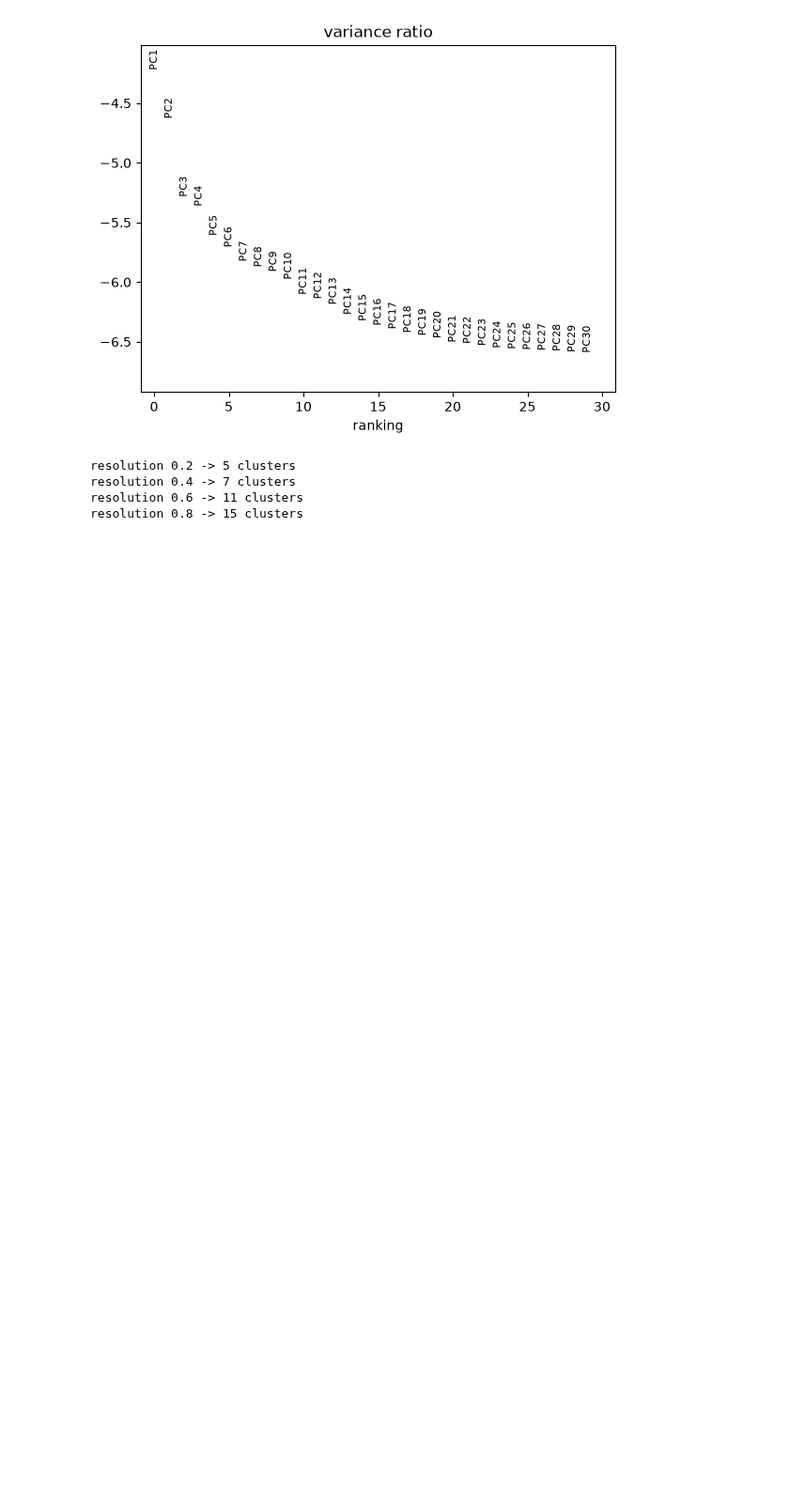
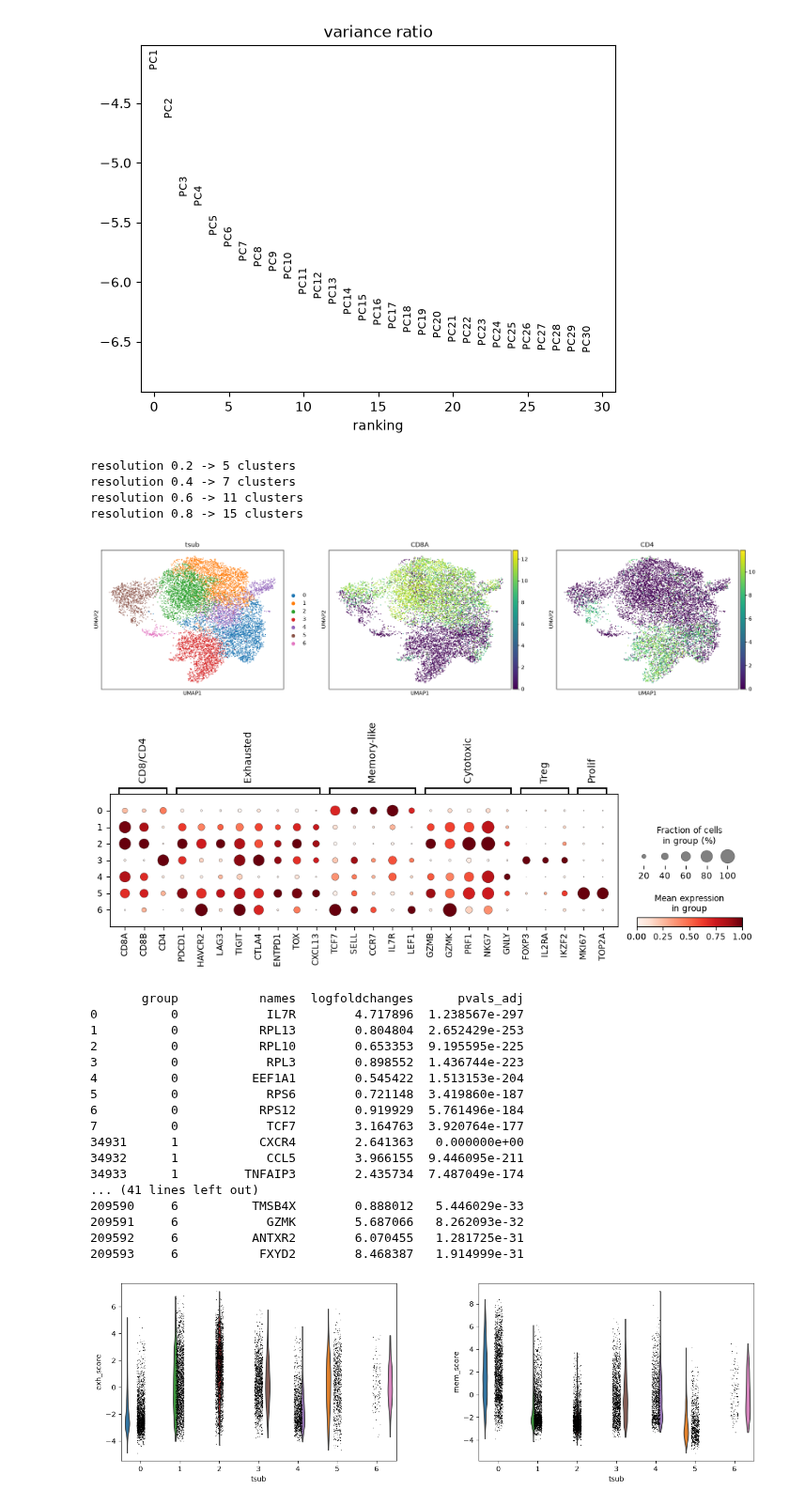
Before and after one commit to layakhosravi77-creator/melanoma-scrna-analysis, a Jupyter notebook: notebooks/GSE120575.ipynb, the cells around one changed output. Shown at 94% size. Saved outputs shown, nothing was run; the diff lists cells and outputs as text; code cells hidden in the pictures; blank space fills up the shorter version.

```diff
--- a/notebooks/GSE120575.ipynb
+++ b/notebooks/GSE120575.ipynb
@@ -809,3 +809,48 @@ resolution 0.2 -> 5 clusters
 resolution 0.4 -> 7 clusters
 resolution 0.6 -> 11 clusters
 resolution 0.8 -> 15 clusters
+# %%
+TSUB = "tsub_0.4"                # the resolution you chose
+t.obs["tsub"] = t.obs[TSUB]
+
+sc.pl.umap(t, color=["tsub", "CD8A", "CD4"])   # do NOT color by response before naming clusters
+
+t_markers = {
+    "CD8/CD4":     ["CD8A", "CD8B", "CD4"],
+    "Exhausted":   ["PDCD1", "HAVCR2", "LAG3", "TIGIT", "CTLA4", "ENTPD1", "TOX", "CXCL13"],
+    "Memory-like": ["TCF7", "SELL", "CCR7", "IL7R", "LEF1"],
+    "Cytotoxic":   ["GZMB", "GZMK", "PRF1", "NKG7", "GNLY"],
+    "Treg":        ["FOXP3", "IL2RA", "IKZF2"],
+    "Prolif":      ["MKI67", "TOP2A"],
+}
+t_markers = {k: [g for g in v if g in t.var_names] for k, v in t_markers.items()}
+sc.pl.dotplot(t, t_markers, groupby="tsub", standard_scale="var")
+
+sc.tl.rank_genes_groups(t, "tsub", method="wilcoxon")
+top = sc.get.rank_genes_groups_df(t, group=None)
+print(top.groupby("group").head(8)[["group", "names", "logfoldchanges", "pvals_adj"]])
+
+sc.tl.score_genes(t, ["PDCD1", "HAVCR2", "LAG3", "TIGIT", "CTLA4", "TOX"], score_name="exh_score")
+sc.tl.score_genes(t, ["TCF7", "SELL", "CCR7", "IL7R", "LEF1"], score_name="mem_score")
+sc.pl.violin(t, ["exh_score", "mem_score"], groupby="tsub")
+# %% [output]
+[figure, added]
+[figure, added]
+       group           names  logfoldchanges      pvals_adj
+0          0            IL7R        4.717896  1.238567e-297
+1          0           RPL13        0.804804  2.652429e-253
+2          0           RPL10        0.653353  9.195595e-225
+3          0            RPL3        0.898552  1.436744e-223
+4          0          EEF1A1        0.545422  1.513153e-204
+5          0            RPS6        0.721148  3.419860e-187
+6          0           RPS12        0.919929  5.761496e-184
+7          0            TCF7        3.164763  3.920764e-177
+34931      1           CXCR4        2.641363   0.000000e+00
+34932      1            CCL5        3.966155  9.446095e-211
+34933      1         TNFAIP3        2.435734  7.487049e-174
+... (41 lines left out)
+209590     6          TMSB4X        0.888012   5.446029e-33
+209591     6            GZMK        5.687066   8.262093e-32
+209592     6          ANTXR2        6.070455   1.281725e-31
+209593     6           FXYD2        8.468387   1.914999e-31
+[figure, added]
```
Also changed, not shown: parts of 2 cells of this notebook, 4 other files.
